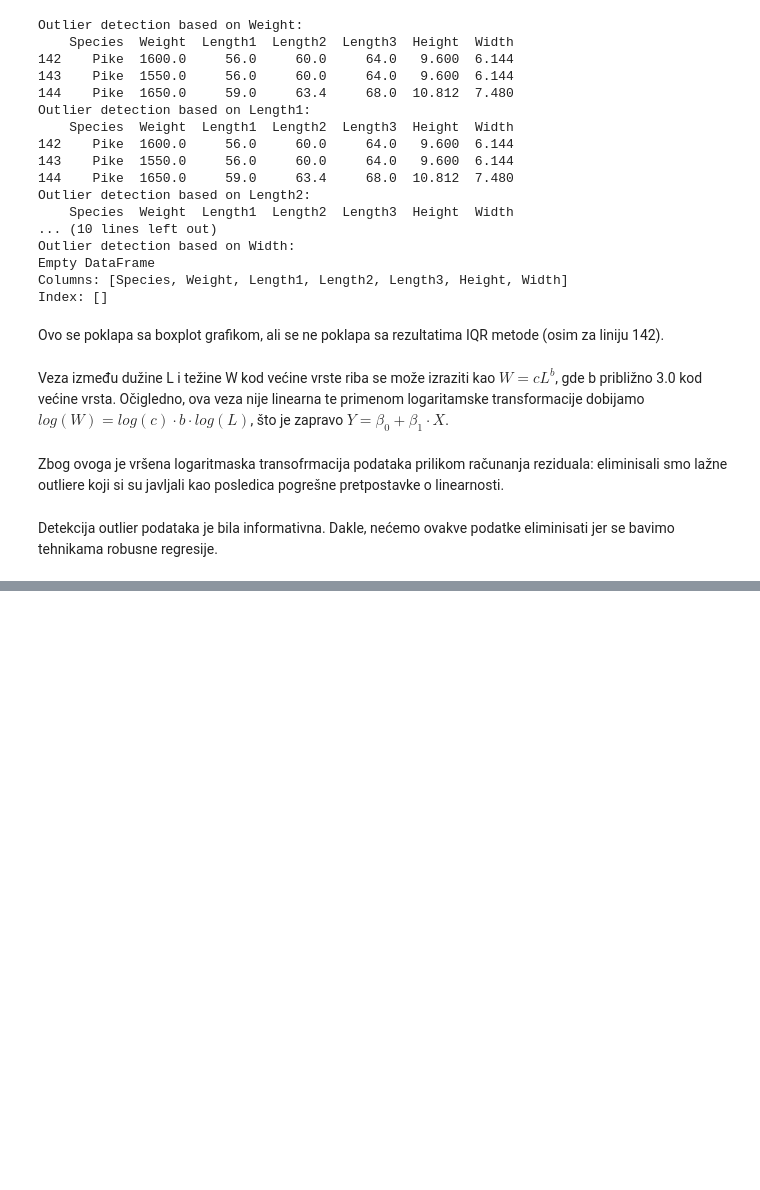
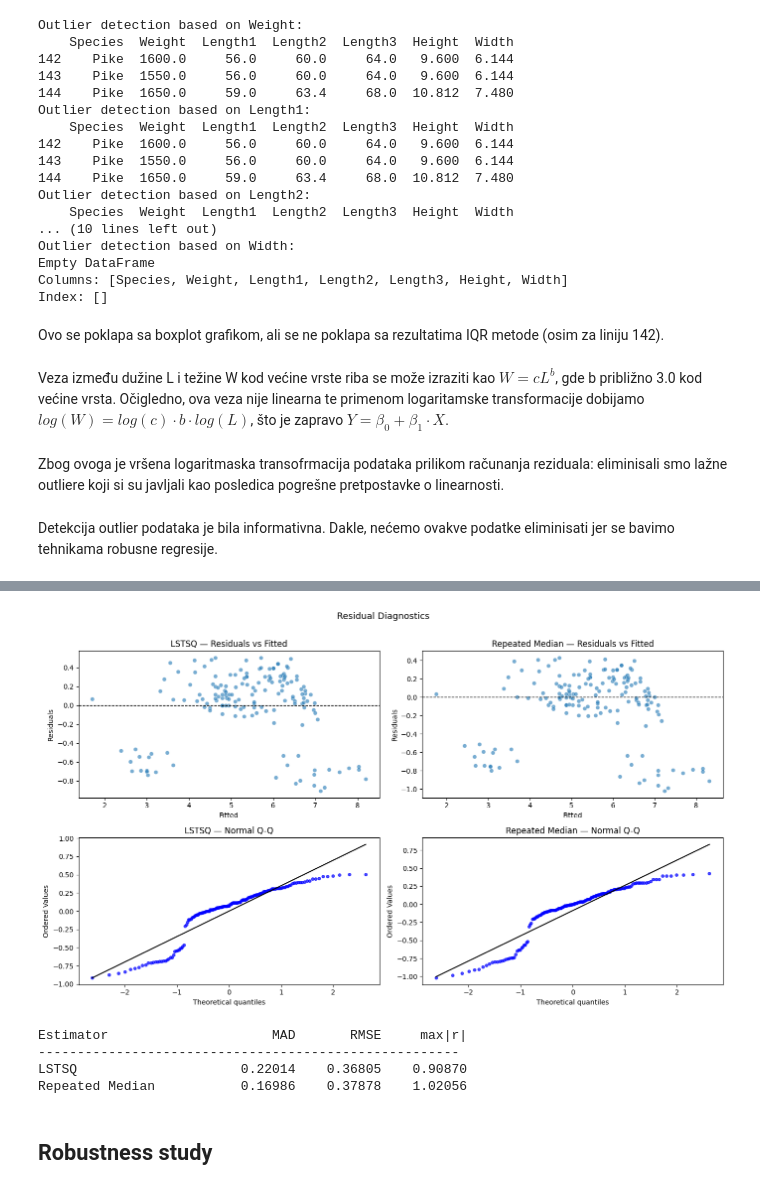
Before and after one commit to AnjaCvetkovic25/huber-vs-repeated-median, a Jupyter notebook: main.ipynb, the cells around one changed output, grey strips where cells are left out. Cells and saved outputs as stored; diff of their text form; code cells hidden in the pictures; blank space fills up the shorter version.

```diff
--- a/main.ipynb
+++ b/main.ipynb
@@ -210,0 +278,10 @@ Detekcija outlier podataka je bila informativna. Dakle, nećemo ovakve podatke e
+# %%
+est.residual_diagnostic([res_lstsq, res_rep_med], x)
+# %% [output]
+[figure, added]
+Estimator                     MAD       RMSE     max|r|
+------------------------------------------------------
+LSTSQ                     0.22014    0.36805    0.90870
+Repeated Median           0.16986    0.37878    1.02056
+# %% [markdown]
+## Robustness study
```
Also changed, not shown: parts of 8 cells of this notebook, 2 other files.
